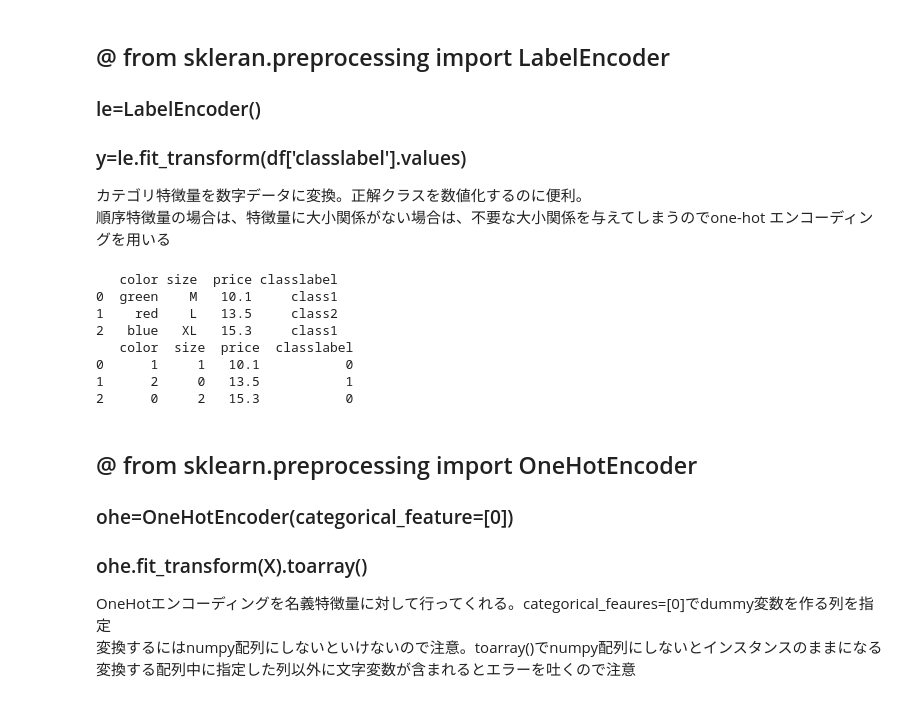
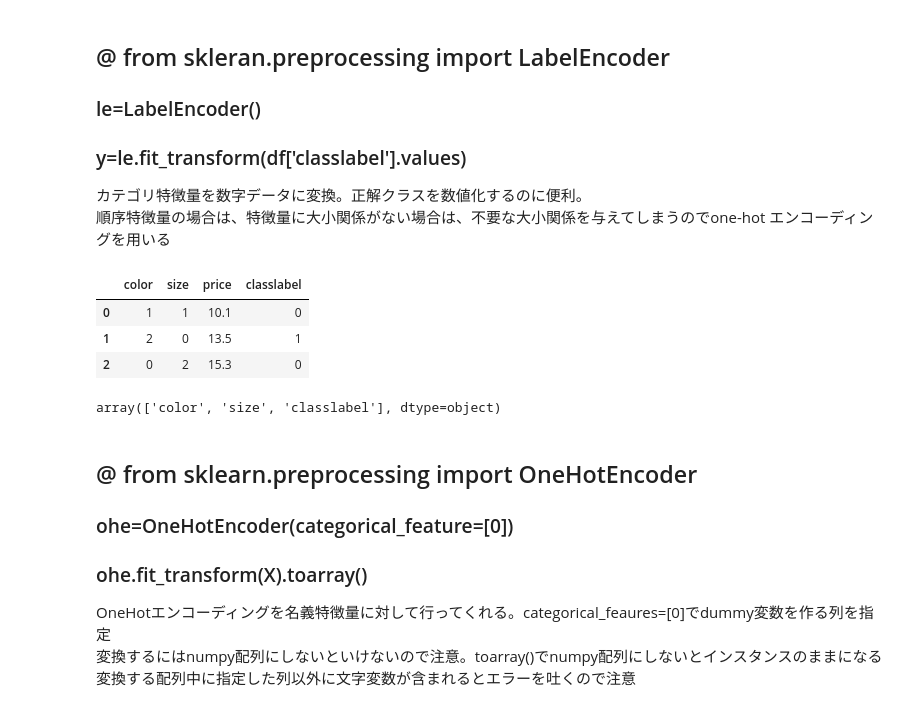
Before and after one commit to nsakki55/ml_note, a Jupyter notebook: scikit-learn_cheat_sheet.ipynb, the cells around one changed output. Drawn from its saved outputs; the diff is of its cells as text; code cells hidden in the pictures.

```diff
--- a/scikit-learn_cheat_sheet.ipynb
+++ b/scikit-learn_cheat_sheet.ipynb
@@ -224,29 +224,36 @@ strategyはmedian,mean,most_frequent
 ### y=le.fit_transform(df['classlabel'].values)
 カテゴリ特徴量を数字データに変換。正解クラスを数値化するのに便利。
 順序特徴量の場合は、特徴量に大小関係がない場合は、不要な大小関係を与えてしまうのでone-hot エンコーディングを用いる
-# %%
-df = pd.DataFrame([['green', 'M', 10.1, 'class1'],
-                   ['red', 'L', 13.5, 'class2'],
-                   ['blue', 'XL', 15.3, 'class1']])
-df.columns = ['color', 'size', 'price', 'classlabel']
-print(df)
-
-from sklearn.preprocessing import LabelEncoder
-le=LabelEncoder()
-df['classlabel']=le.fit_transform(df['classlabel'])
-df['size']=le.fit_transform(df['size'])
-df['color']=le.fit_transform(df['color'])
-
-print(df)
-# %% [output]
-   color size  price classlabel
-0  green    M   10.1     class1
-1    red    L   13.5     class2
-2   blue   XL   15.3     class1
-   color  size  price  classlabel
-0      1     1   10.1           0
-1      2     0   13.5           1
-2      0     2   15.3           0
+# %%
+df1 = pd.DataFrame([['green', 'M', 10.1, 'class1'],
+                   ['red', 'L', 13.5, 'class2'],
+                   ['blue', 'XL', 15.3, 'class1']])
+
+df2 = pd.DataFrame([['green', 'XL', 10.1, 'class1'],
+                   ['red', 'L', 13.5, 'class3'],
+                   ['yellow', 'M', 15.3, 'class2']])
+
+df1.columns = ['color', 'size', 'price', 'classlabel']
+df2.columns = ['color', 'size', 'price', 'classlabel']
+
+from sklearn.preprocessing import LabelEncoder
+for col in df1.select_dtypes(include='object').columns.values:
+    le=LabelEncoder()
+# 2つのデータフレームに対して共通のラベルエンコーディングをする場合は、要素のリストを合わせる処理を行う。
+    le.fit(list(df1[col].astype(str).values)+list(df2[col].astype(str).values))
+    df1[col]=le.transform(list(df1[col].astype(str).values))
+    df2[col]=le.transform(list(df2[col].astype(str).values))
+
+df1
+# %% [output]
+|  | color | size | price | classlabel |
+| 0 | 1 | 1 | 10.1 | 0 |
+| 1 | 2 | 0 | 13.5 | 1 |
+| 2 | 0 | 2 | 15.3 | 0 |
+# %%
+df1.select_dtypes(include='object').columns.values
+# %% [output]
+array(['color', 'size', 'classlabel'], dtype=object)
 # %% [markdown]
 ## @ from sklearn.preprocessing import  OneHotEncoder
 ### ohe=OneHotEncoder(categorical_feature=[0])
```
